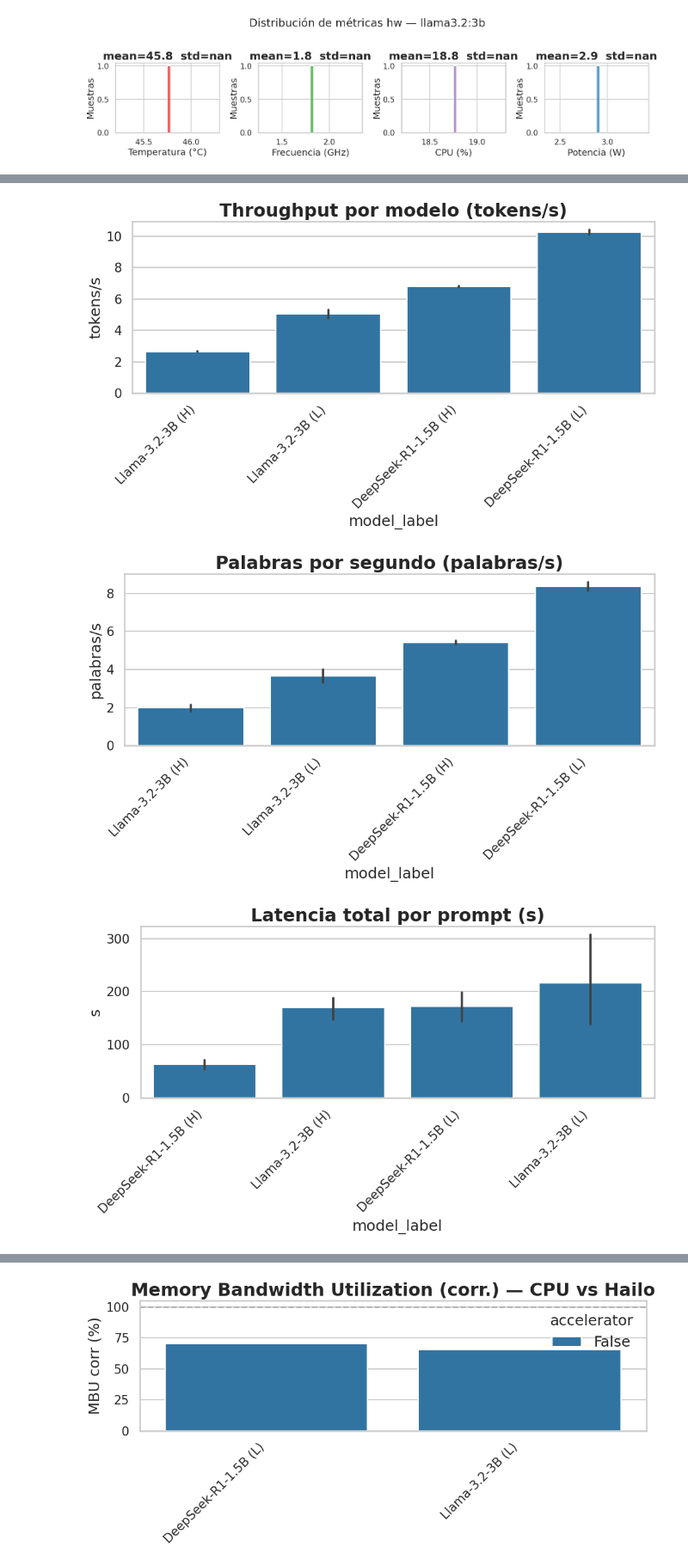
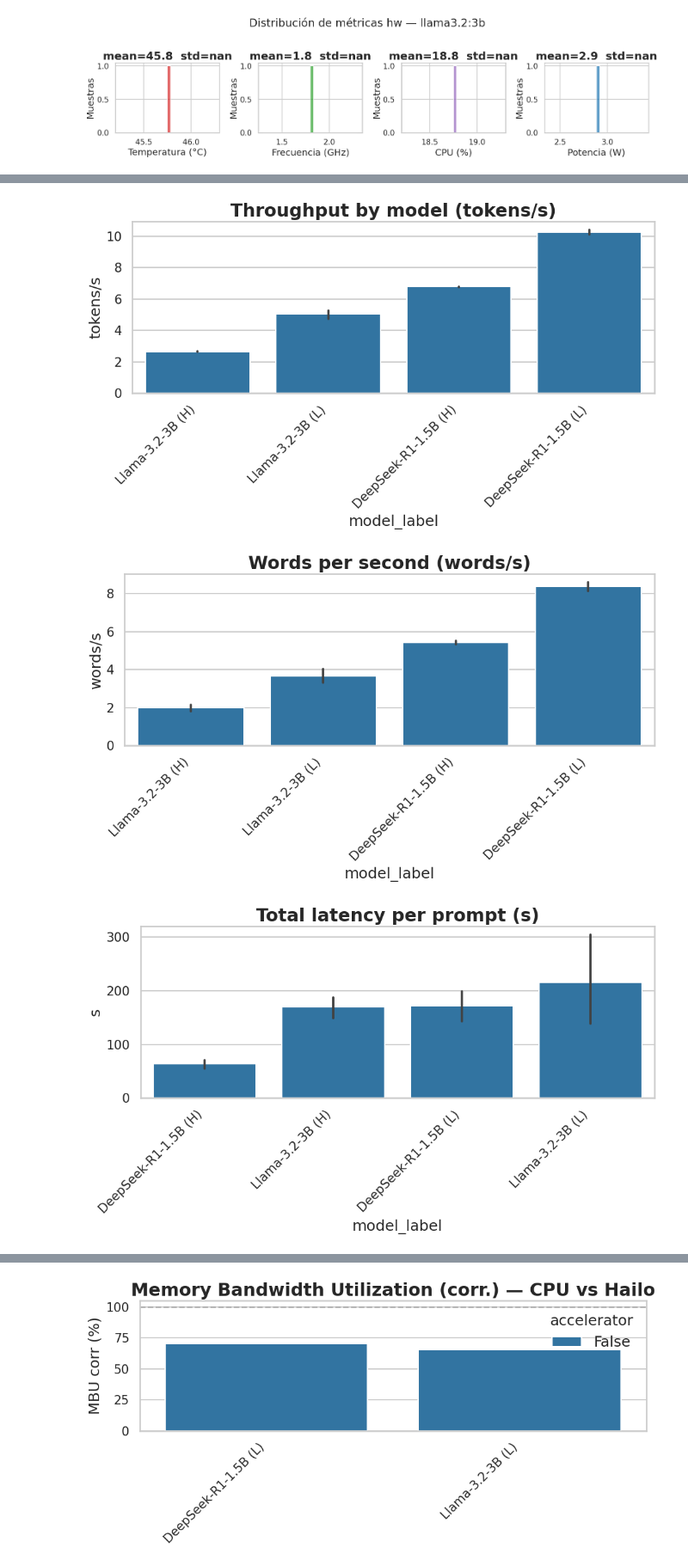
Before and after one commit to TFG-yisuscc/MonitorSystemVisualizer, a Jupyter notebook: notebooks/11_E5_hailo.ipynb, the cells around one changed output, grey strips where cells are left out. Shown at 86% size. Cells and saved outputs as stored; diff of their text form; code cells hidden in the pictures.

```diff
--- a/notebooks/11_E5_hailo.ipynb
+++ b/notebooks/11_E5_hailo.ipynb
@@ -549,5 +549,5 @@ else:
 # %%
-# Swap por modelo (small multiples)
+# Swap by model (small multiples)
 _run_ids = ex["run_id"].tolist() if "run_id" in ex.columns else []
 hw_ex = hw_full[hw_full["run_id"].isin(_run_ids)] if "run_id" in hw_full.columns else pd.DataFrame()
 
@@ -560,22 +560,22 @@ if not hw_ex.empty:
     for ax, model in zip(axes, models):
         hw_m = hw_ex[hw_ex["model_label"] == model]
         if hw_m.empty:
-            ax.text(0.5, 0.5, f"{model}\nSin datos", ha="center", va="center",
+            ax.text(0.5, 0.5, f"{model}\nNo data", ha="center", va="center",
                     transform=ax.transAxes)
             ax.set_axis_off()
             continue
         for rid in hw_m["run_id"].unique():
             sub = hw_m[hw_m["run_id"] == rid].sort_values("t_rel_s")
             ax.plot(sub["t_rel_s"].values, sub["swap_pct"].values, alpha=0.6, linewidth=1)
-        ax.set_xlabel("Tiempo (s)")
+        ax.set_xlabel("Time (s)")
         ax.set_ylabel("Swap (%)")
         ax.set_title(model, fontweight="bold")
         ax.grid(True, alpha=0.3)
     for ax in axes[len(models):]:
         ax.set_visible(False)
-    fig.suptitle("Uso de swap por modelo", fontsize=13, y=1.01)
+    fig.suptitle("Swap usage by model", fontsize=13, y=1.01)
     fig.tight_layout()
     plt.show()
 else:
-    print("Sin datos de hardware para swap")
+    print("No hardware data for swap")
 # %% [output]
@@ -618,7 +618,7 @@ else:
 [figure]
 [figure]
 # %%
-# Grouped bar chart hardware (4 paneles: CPU%, Throughput, P_max vatímetro, Memoria)
+# Hardware grouped bar chart (4 panels: CPU%, Throughput, P_max power meter, Memory)
 import re
 
 _run_ids = ex["run_id"].tolist() if "run_id" in ex.columns else []
@@ -651,10 +651,10 @@ for _, row in ex.iterrows():
 if hw_summary_rows:
     hw_summary = pd.DataFrame(hw_summary_rows)
     METRICS = [
-        ("cpu_pct",   "CPU media (%)",          "(a)"),
+        ("cpu_pct",   "CPU mean (%)",            "(a)"),
         ("tokens_s",  "Throughput (tok/s)",      "(b)"),
-        ("watt_max",  "P_máx vatímetro (W)⁽¹⁾", "(c)"),
-        ("mem_mb",    "Memoria (MB)",            "(d)"),
+        ("watt_max",  "P_max power meter (W)⁽¹⁾", "(c)"),
+        ("mem_mb",    "Memory (MB)",             "(d)"),
     ]
     models  = sorted(hw_summary["model"].unique())
     configs = sorted(hw_summary["config"].unique())
@@ -676,10 +676,10 @@ if hw_summary_rows:
         ax.text(-0.06, 1.03, label, transform=ax.transAxes, fontweight="bold", fontsize=12)
         if col == "cpu_pct":
             ax.legend(loc="upper right")
-    fig.suptitle("Métricas hardware por modelo y configuración", y=1.01, fontsize=13)
+    fig.suptitle("Hardware metrics by model and configuration", y=1.01, fontsize=13)
     fig.tight_layout()
     plt.show()
-    print("⁽¹⁾ Pico instantáneo del vatímetro externo (±2 %).")
+    print("⁽¹⁾ Instantaneous peak from the external power meter (±2%).")
 else:
-    print("Sin datos para grouped bar chart hardware")
+    print("No data for hardware grouped bar chart")
 # %% [output]
@@ -688,5 +688,5 @@ else:
 # %%
-# Métricas de inferencia por modelo
+# Inference metrics by model
 def _plot_metric(df, metric, ylabel, title, unit_divisor=1.0, unit_label="", order=None):
     data = df.dropna(subset=[metric]).copy()
     data["_val"] = data[metric] / unit_divisor
@@ -700,41 +700,41 @@ def _plot_metric(df, metric, ylabel, title, unit_divisor=1.0, unit_label="", ord
         ax.set_xticklabels(ax.get_xticklabels(), rotation=45, ha='right')
         ax.set_ylabel(unit_label or metric)
         ax.set_title(full_title)
         fig.tight_layout()
     else:
         means = data.groupby("model_label")["_val"].mean().reindex(_order)
         fig, ax = plt.subplots(figsize=(10, max(6, len(means) * 0.4)))
         ax.barh(range(len(means)), means, alpha=0.7)
         ax.set_yticks(range(len(means)))
         ax.set_yticklabels(means.index)
         ax.set_title(full_title)
         fig.tight_layout()
     plt.show()
 
 _run_ids_pm = ex["run_id"].tolist() if "run_id" in ex.columns else []
 pm_valid = (pm_full[
     (pm_full["run_id"].isin(_run_ids_pm)) &
     (~pm_full["is_empty_generation"]) &
     (pm_full["latency_ms"] > 0)
 ].copy() if "run_id" in pm_full.columns else pd.DataFrame())
 
 if not pm_valid.empty:
-    _plot_metric(pm_valid, "tokens_per_second", "tokens/s", "Throughput por modelo",
+    _plot_metric(pm_valid, "tokens_per_second", "tokens/s", "Throughput by model",
                  unit_label="tokens/s")
-    _plot_metric(pm_valid, "words_per_second", "palabras/s", "Palabras por segundo",
-                 unit_label="palabras/s")
-    _plot_metric(pm_valid, "latency_ms", "ms", "Latencia total por prompt",
+    _plot_metric(pm_valid, "words_per_second", "words/s", "Words per second",
+                 unit_label="words/s")
+    _plot_metric(pm_valid, "latency_ms", "ms", "Total latency per prompt",
                  unit_divisor=1000, unit_label="s")
-    _plot_metric(pm_valid, "time_to_first_token_ms", "ms", "TTFT por prompt",
+    _plot_metric(pm_valid, "time_to_first_token_ms", "ms", "TTFT per prompt",
                  unit_label="ms")
     ppl_valid = pm_valid.dropna(subset=["perplexity"])
     if not ppl_valid.empty:
-        _plot_metric(ppl_valid, "perplexity", "", "Perplejidad por prompt",
+        _plot_metric(ppl_valid, "perplexity", "", "Perplexity per prompt",
                      unit_label="PPL")
 else:
-    print("Sin datos de inferencia")
+    print("No inference data")
 # %% [output]
-[figure, old version]
+[figure, new version]
-[figure, old version]
+[figure, new version]
-[figure, old version]
+[figure, new version]
 [figure]
```
Also changed, not shown: parts of 31 cells of this notebook, 8 other files.
